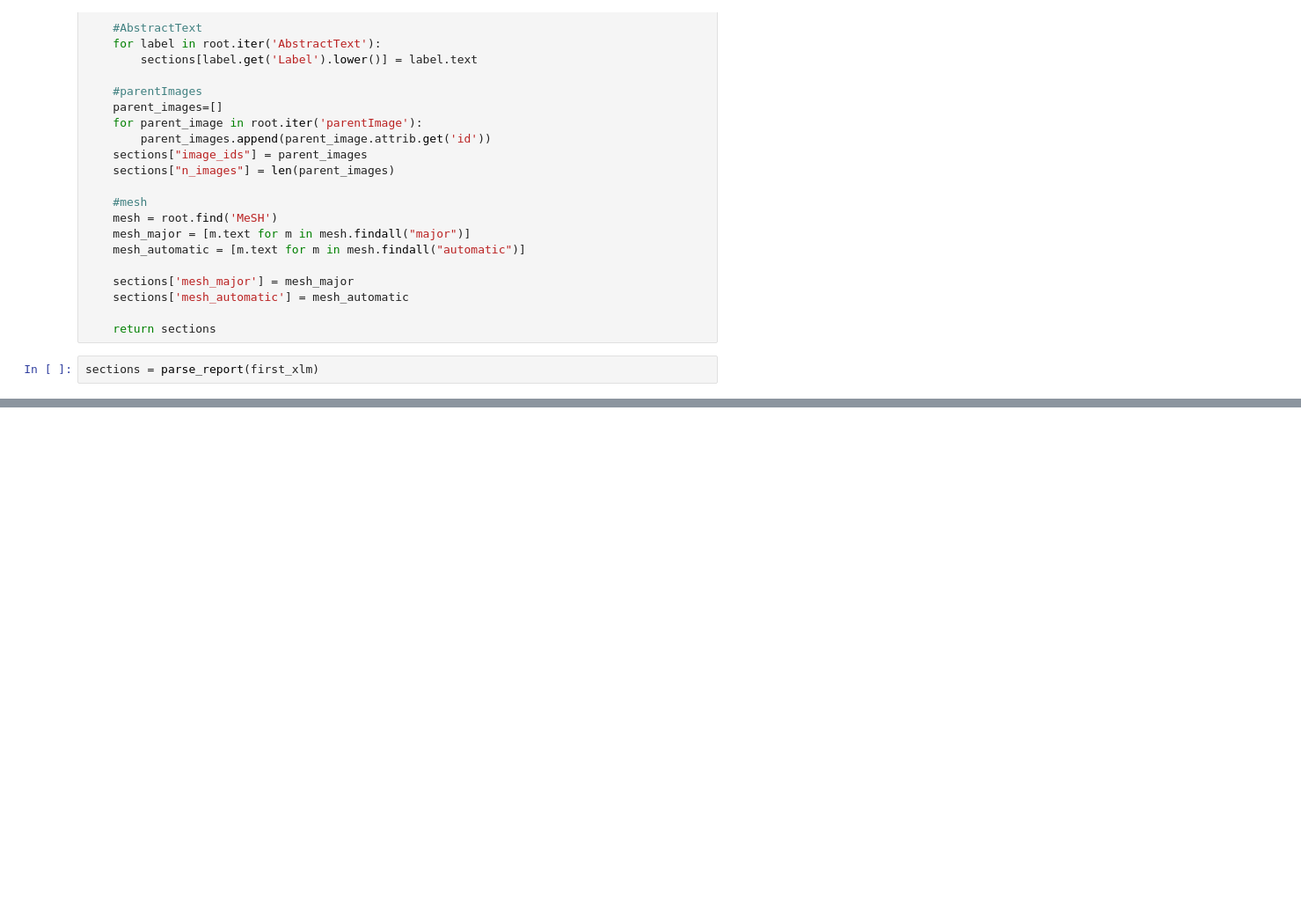
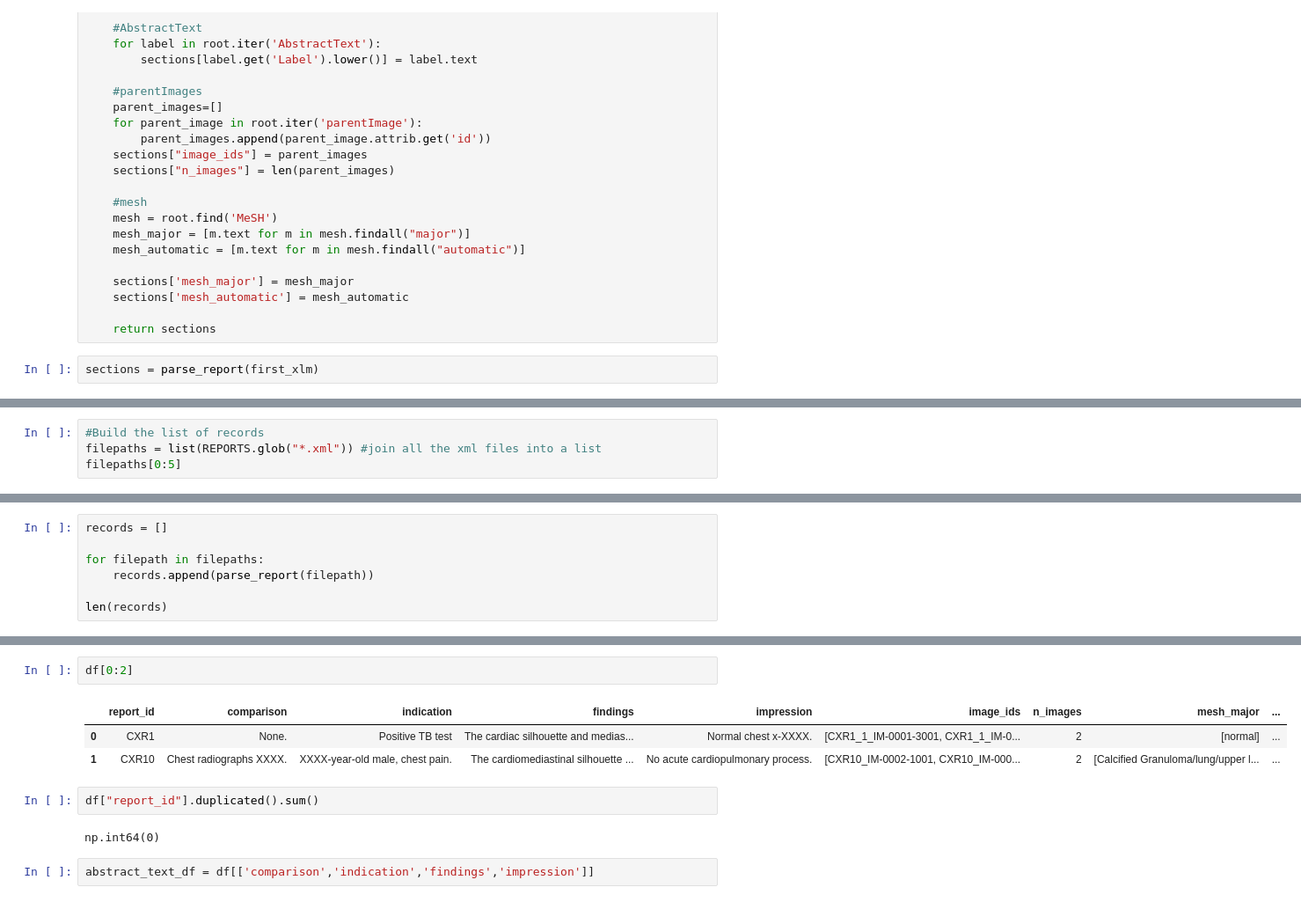
Before and after one commit to Nikolasperreas/cxr-report-generator, a Jupyter notebook: notebooks/01_eda.ipynb, the cells around one changed output, grey strips where cells are left out. Shown at 88% size. Cells and saved outputs as stored; diff of their text form; blank space fills up the shorter version.

```diff
--- a/notebooks/01_eda.ipynb
+++ b/notebooks/01_eda.ipynb
@@ -228,0 +346,4 @@ sections
+# %%
+#Build the list of records
+filepaths = list(REPORTS.glob("*.xml")) #join all the xml files into a list
+filepaths[0:5]
@@ -228,0 +356,7 @@ sections
+# %%
+records = []
+
+for filepath in filepaths:
+    records.append(parse_report(filepath))
+
+len(records)
@@ -228,0 +373,12 @@ sections
+# %%
+df[0:2]
+# %% [output]
+|  | report_id | comparison | indication | findings | impression | image_ids | n_images | mesh_major | ... |
+| 0 | CXR1 | None. | Positive TB test | The cardiac silhouette and medias... | Normal chest x-XXXX. | [CXR1_1_IM-0001-3001, CXR1_1_IM-0... | 2 | [normal] | ... |
+| 1 | CXR10 | Chest radiographs XXXX. | XXXX-year-old male, chest pain. | The cardiomediastinal silhouette ... | No acute cardiopulmonary process. | [CXR10_IM-0002-1001, CXR10_IM-000... | 2 | [Calcified Granuloma/lung/upper l... | ... |
+# %%
+df["report_id"].duplicated().sum()
+# %% [output]
+np.int64(0)
+# %%
+abstract_text_df = df[['comparison','indication','findings','impression']]
```
Also changed, not shown: parts of 68 cells of this notebook.
